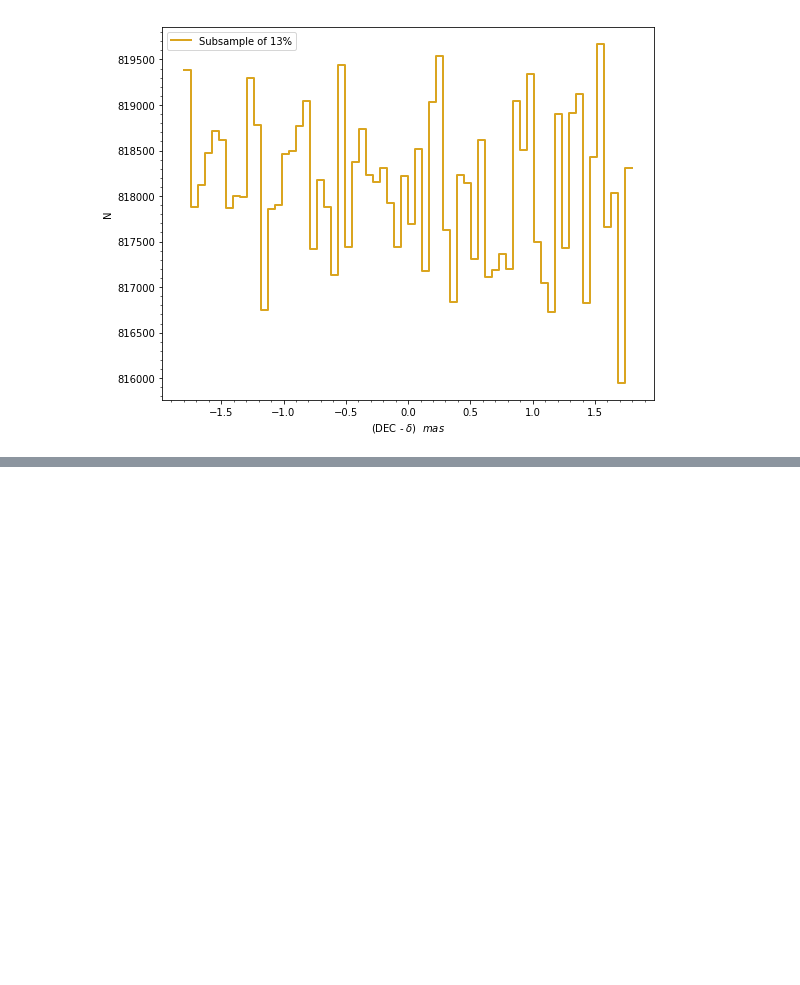
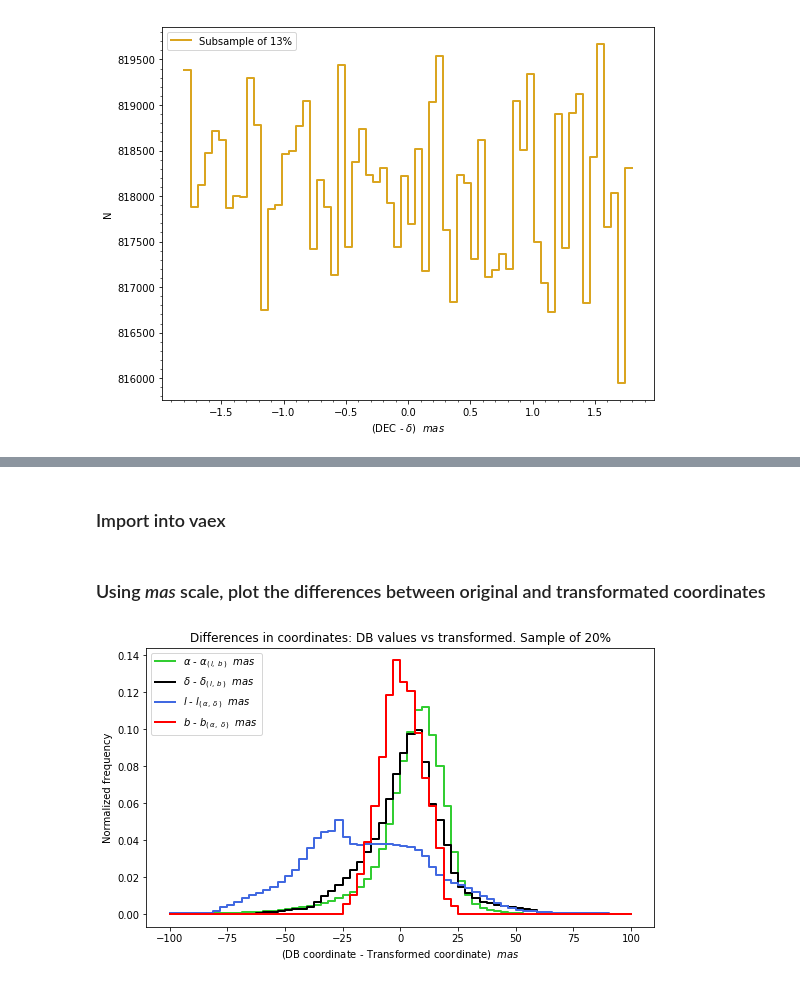
Before and after one commit to paztronomer/desdm_dr1_work, a Jupyter notebook: validation_eq2gal_coord.ipynb, the cells around one changed output, grey strips where cells are left out. Cells and saved outputs as stored; diff of their text form; code cells hidden in the pictures; blank space fills up the shorter version.

```diff
--- a/validation_eq2gal_coord.ipynb
+++ b/validation_eq2gal_coord.ipynb
@@ -517,0 +522,9 @@ plt.savefig("dec_delta_subsample.png", format="png", dpi=500)
+# %%
+t0 = time.time()
+gal_coo = SkyCoord(l=arr_coo["L"]*u.degree,
+                   b=arr_coo["B"]*u.degree,
+                   frame='galactic')
+print("Ingestion complete")
+eq_coo = gal_coo.icrs
+t1 = time.time()
+print("Transformation complete. Elapsed: {0:.2f} min".format((t1 - t0) / 60.))
@@ -517,0 +534,50 @@ plt.savefig("dec_delta_subsample.png", format="png", dpi=500)
+# %% [markdown]
+### Import into vaex
+# %%
+ds_inv_check = vx.from_arrays(diff_ra=(arr_coo["ALPHAWIN_J2000"] - np.array(eq_coo.ra.deg)) * 3600 * 1000,
+                              diff_dec=(arr_coo["DELTAWIN_J2000"] - np.array(eq_coo.dec.deg)) * 3600 * 1000
+                             )
+# %% [markdown]
+### Using *mas* scale, plot the differences between original and transformated coordinates
+# %%
+fig, ax1 = plt.subplots(figsize=(8, 5))
+
+kwin = {
+    "limits": [-100, 100],
+    "n":"normalize",
+    "lw":2,
+}
+
+i1 = ds_inv_check.plot1d("diff_ra",
+                         label=r"$\alpha$ - $\alpha _{(\,l,\,\, b\,)}$  $mas$",
+                         color="limegreen",
+                         **kwin
+                        )
+i2 = ds_inv_check.plot1d("diff_dec",
+                         label=r"$\delta$ - $\delta _{(\,l,\,\, b\,)}$  $mas$",
+                         color="black",
+                         **kwin
+                        )
+
+l = ds_gal_mas.plot1d("L-L2",
+                      label=r"$l$ - $l_{(\,\alpha,\,\, \delta\,)}$  $mas$",
+                      color="royalblue",
+                      **kwin
+                     )
+b = ds_gal_mas.plot1d("B-B2",# figsize=(8,5), # xlabel=r"$b$ - $b_{(\alpha, \delta)}$  $deg$", ylabel="N",
+                      xlabel="(DB coordinate - Transformed coordinate)  $mas$",
+                      ylabel="Normalized frequency",
+                      label=r"$b$ - $b_{(\,\alpha,\,\, \delta\,)}$  $mas$",
+                      color="red",
+                      **kwin
+                     )
+plt.legend(loc="upper left")
+
+plt.title("Differences in coordinates: DB values vs transformed. Sample of {0}%".format(round(arr_coo.shape[0] / 4.e8 * 100)))
+
+plt.subplots_adjust(top=0.9)
+plt.savefig("diff_coordinates_hist_{0}pcent.png".format(round(arr_coo.shape[0] / 4.e8 * 100)),
+            format="png", dpi=500
+           )
+# %% [output]
+[figure, added]
```
Also changed, not shown: parts of 3 cells of this notebook, 1 other file.
